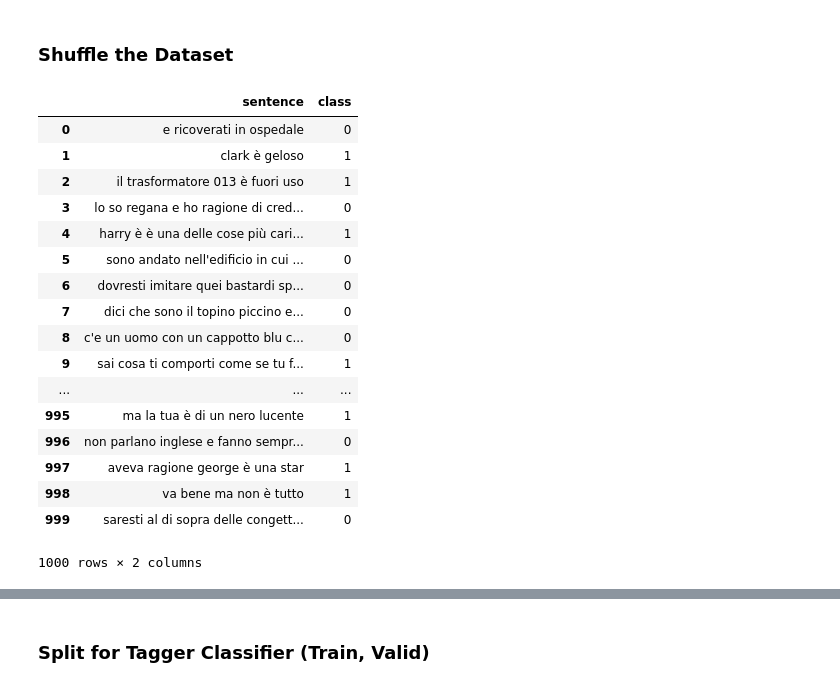
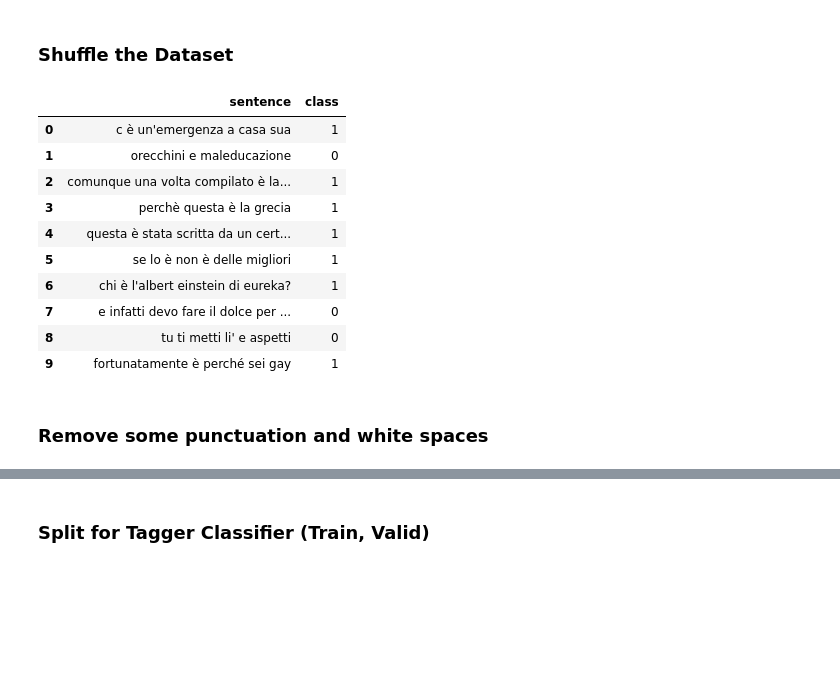
Before and after one commit to denocris/Deep-Word-Sense-Disambiguator, a Jupyter notebook: dnn_train/lab-data-prep_è_e.ipynb, the cells around one changed output, grey strips where cells are left out. Drawn from its saved outputs; the diff is of its cells as text; code cells hidden in the pictures; blank space fills up the shorter version.

```diff
--- a/dnn_train/lab-data-prep_è_e.ipynb
+++ b/dnn_train/lab-data-prep_è_e.ipynb
@@ -50,0 +163,16 @@ Wall time: 309 ms
+# %%
+è_adhoc_written = open("./adhocsents/è_adhoc_written.txt", "r")
+è_adhoc_written = [ line.rstrip().lower() for line in è_adhoc_written ]
+
+e_adhoc_written = open("./adhocsents/e_adhoc_written.txt", "r")
+e_adhoc_written = [ line.rstrip().lower() for line in e_adhoc_written]
+
+
+è_verb_adhoc = open("./adhocsents/è_adhoc.txt", "r")
+è_verb_adhoc  = [ line.rstrip().lower() for line in è_verb_adhoc]
+
+e_cong_adhoc = open("./adhocsents/e_adhoc.txt", "r")
+e_cong_adhoc  = [ line.rstrip().lower() for line in e_cong_adhoc]
+# %%
+è_adhoc = è_adhoc_written + è_verb_adhoc
+e_adhoc = e_adhoc_written + e_cong_adhoc
@@ -55,6 +187,18 @@ def load_dataset(directory_1, directory_2):
     data["sentence"] = []
     data["class"] = []
     l1 = 0
+    # Append ad-hoc sentences
+    for s in è_adhoc:
+        s = s.strip()
+        data["sentence"].append(s)
+        data["class"].append(1)
+
+
+    for s in e_adhoc:
+        s = s.strip()
+        data["sentence"].append(s)
+        data["class"].append(0)
+
     for file_path in os.listdir(directory_1):
         with tf.gfile.GFile(os.path.join(directory_1 , file_path), "rb") as f:
                 # strip() removes white spaces before and after the string
@@ -96,6 +240,6 @@ dataset_df.groupby('class').count()
 # %%
 # Print some samples
-for i in range(10):
+for i in range(6):
     print(dataset_df.iloc[i]['sentence'])
     print(dataset_df.iloc[-i -1]['sentence'])
 # %% [output]
@@ -174,29 +310,24 @@ plt.show()
 # %%
 
 index = [i for i in range(dataset_df.shape[0])]
 random.shuffle(index)
 dataset = dataset_df.set_index([index]).sort_index()
 
-dataset.head(1000)
+dataset.head(10)
 # %% [output]
 |  | sentence | class |
-| 0 | e ricoverati in ospedale | 0 |
-| 1 | clark è geloso | 1 |
-| 2 | il trasformatore 013 è fuori uso | 1 |
-| 3 | lo so regana e ho ragione di cred... | 0 |
-| 4 | harry è è una delle cose più cari... | 1 |
-| 5 | sono andato nell'edificio in cui ... | 0 |
-| 6 | dovresti imitare quei bastardi sp... | 0 |
-| 7 | dici che sono il topino piccino e... | 0 |
-| 8 | c'e un uomo con un cappotto blu c... | 0 |
-| 9 | sai cosa ti comporti come se tu f... | 1 |
-| ... | ... | ... |
-| 995 | ma la tua è di un nero lucente | 1 |
-| 996 | non parlano inglese e fanno sempr... | 0 |
-| 997 | aveva ragione george è una star | 1 |
-| 998 | va bene ma non è tutto | 1 |
-| 999 | saresti al di sopra delle congett... | 0 |
+| 0 | c è un'emergenza a casa sua | 1 |
+| 1 | orecchini e maleducazione | 0 |
+| 2 | comunque una volta compilato è la... | 1 |
+| 3 | perchè questa è la grecia | 1 |
+| 4 | questa è stata scritta da un cert... | 1 |
+| 5 | se lo è non è delle migliori | 1 |
+| 6 | chi è l'albert einstein di eureka? | 1 |
+| 7 | e infatti devo fare il dolce per ... | 0 |
+| 8 | tu ti metti li' e aspetti | 0 |
+| 9 | fortunatamente è perché sei gay | 1 |
-1000 rows × 2 columns
+# %% [markdown]
+### Remove some punctuation and white spaces
 # %%
 exclude1 = ['\t', '"', '?', '!'] # list
 exclude2 = ["'", "  ", "   ", "    ", "     "] # list
```
Also changed, not shown: parts of 52 cells of this notebook, 4 other files.
